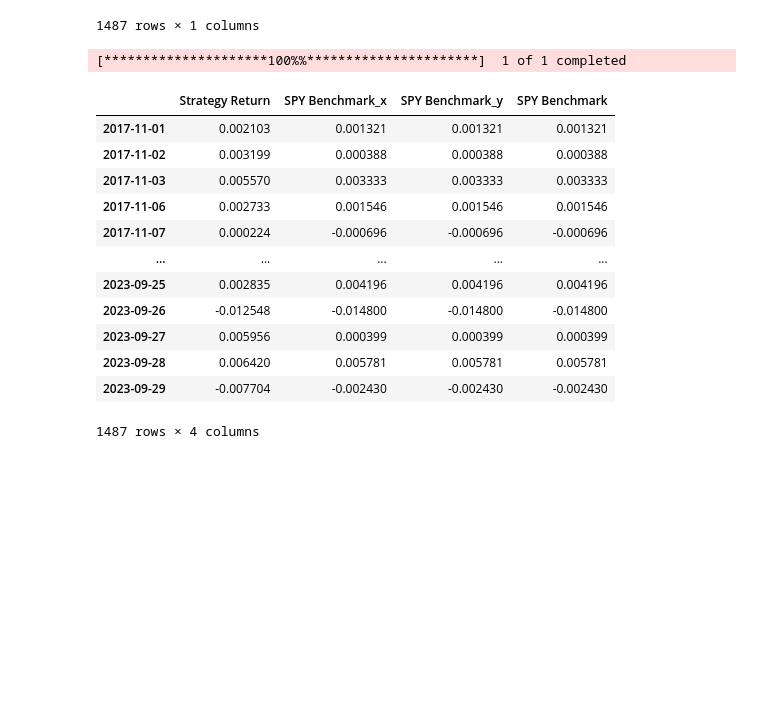
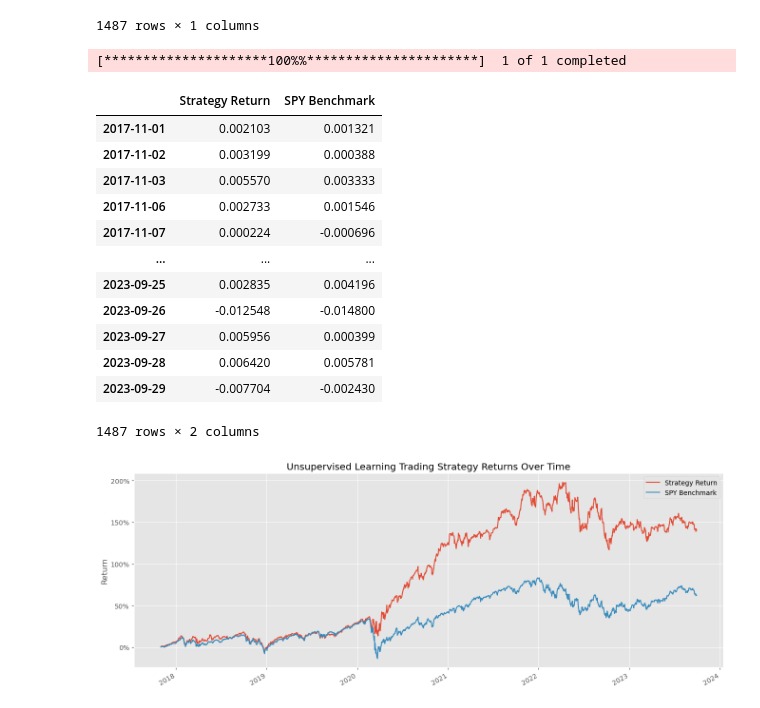
Before and after one commit to cshen05/Personal-Projects, a Jupyter notebook: Unsupervised Learning Trading Strategy.ipynb, the cells around one changed output. Drawn from its saved outputs; the diff is of its cells as text; code cells hidden in the pictures; blank space fills up the shorter version.

```diff
--- a/Unsupervised Learning Trading Strategy.ipynb
+++ b/Unsupervised Learning Trading Strategy.ipynb
@@ -567,7 +567,7 @@ new_df
 1740 rows × 930 columns
 # %%
 returns_df = np.log(new_df['Adj Close']).diff()
-io_df = pd.DataFrame()
+portfolio_df = pd.DataFrame()
 
 for start_date in fixed_dates.keys():
 
@@ -576,7 +576,7 @@ for start_date in fixed_dates.keys():
         cols = fixed_dates[start_date]
         opt_start_date = (pd.to_datetime(start_date)-pd.DateOffset(months=12)).strftime('%Y-%m-%d')
         opt_end_date = (pd.to_datetime(start_date)-pd.DateOffset(days=1)).strftime('%Y-%m-%d')
-        opt_df = new_df[optimization_start_date:optimization_end_date]['Adj Close'][cols]
+        opt_df = new_df[opt_start_date:opt_end_date]['Adj Close'][cols]
 
         success = False
         try:
@@ -651,16 +651,29 @@ portfolio_df = portfolio_df.merge(spy_returns, left_index=True, right_index=True
 portfolio_df
 # %% [output]
 [*********************100%%**********************]  1 of 1 completed
-|  | Strategy Return | SPY Benchmark_x | SPY Benchmark_y | SPY Benchmark |
-| 2017-11-01 | 0.002103 | 0.001321 | 0.001321 | 0.001321 |
-| 2017-11-02 | 0.003199 | 0.000388 | 0.000388 | 0.000388 |
-| 2017-11-03 | 0.005570 | 0.003333 | 0.003333 | 0.003333 |
-| 2017-11-06 | 0.002733 | 0.001546 | 0.001546 | 0.001546 |
-| 2017-11-07 | 0.000224 | -0.000696 | -0.000696 | -0.000696 |
-| ... | ... | ... | ... | ... |
-| 2023-09-25 | 0.002835 | 0.004196 | 0.004196 | 0.004196 |
-| 2023-09-26 | -0.012548 | -0.014800 | -0.014800 | -0.014800 |
-| 2023-09-27 | 0.005956 | 0.000399 | 0.000399 | 0.000399 |
-| 2023-09-28 | 0.006420 | 0.005781 | 0.005781 | 0.005781 |
-| 2023-09-29 | -0.007704 | -0.002430 | -0.002430 | -0.002430 |
+|  | Strategy Return | SPY Benchmark |
+| 2017-11-01 | 0.002103 | 0.001321 |
+| 2017-11-02 | 0.003199 | 0.000388 |
+| 2017-11-03 | 0.005570 | 0.003333 |
+| 2017-11-06 | 0.002733 | 0.001546 |
+| 2017-11-07 | 0.000224 | -0.000696 |
+| ... | ... | ... |
+| 2023-09-25 | 0.002835 | 0.004196 |
+| 2023-09-26 | -0.012548 | -0.014800 |
+| 2023-09-27 | 0.005956 | 0.000399 |
+| 2023-09-28 | 0.006420 | 0.005781 |
+| 2023-09-29 | -0.007704 | -0.002430 |
-1487 rows × 4 columns
+1487 rows × 2 columns
+# %%
+import matplotlib.ticker as mtick
+
+plt.style.use('ggplot')
+cumulative_return = np.exp(np.log1p(portfolio_df).cumsum())-1
+cumulative_return[:'2023-09-29'].plot(figsize=(16,6))
+
+plt.title('Unsupervised Learning Trading Strategy Returns Over Time')
+plt.gca().yaxis.set_major_formatter(mtick.PercentFormatter(1))
+plt.ylabel('Return')
+plt.show()
+# %% [output]
+[figure, added]
```
Also changed, not shown: parts of 17 cells of this notebook.
